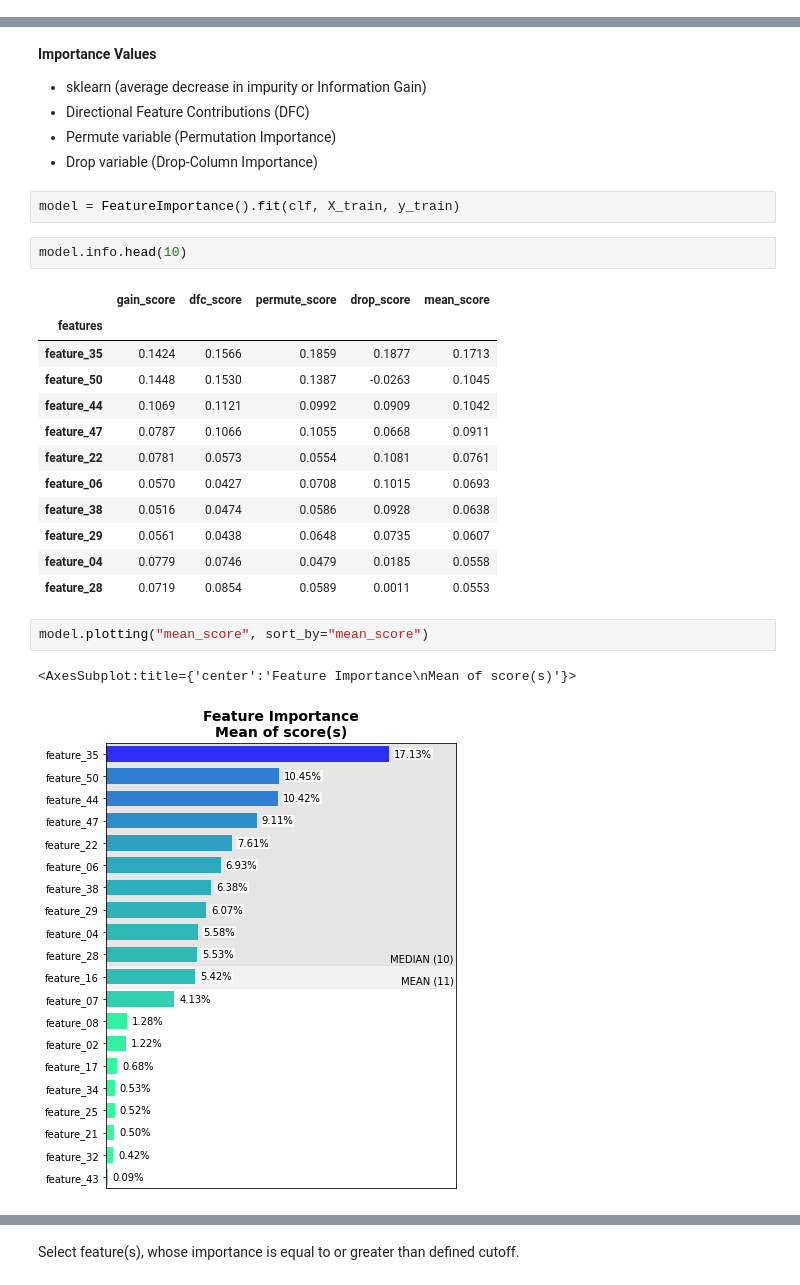
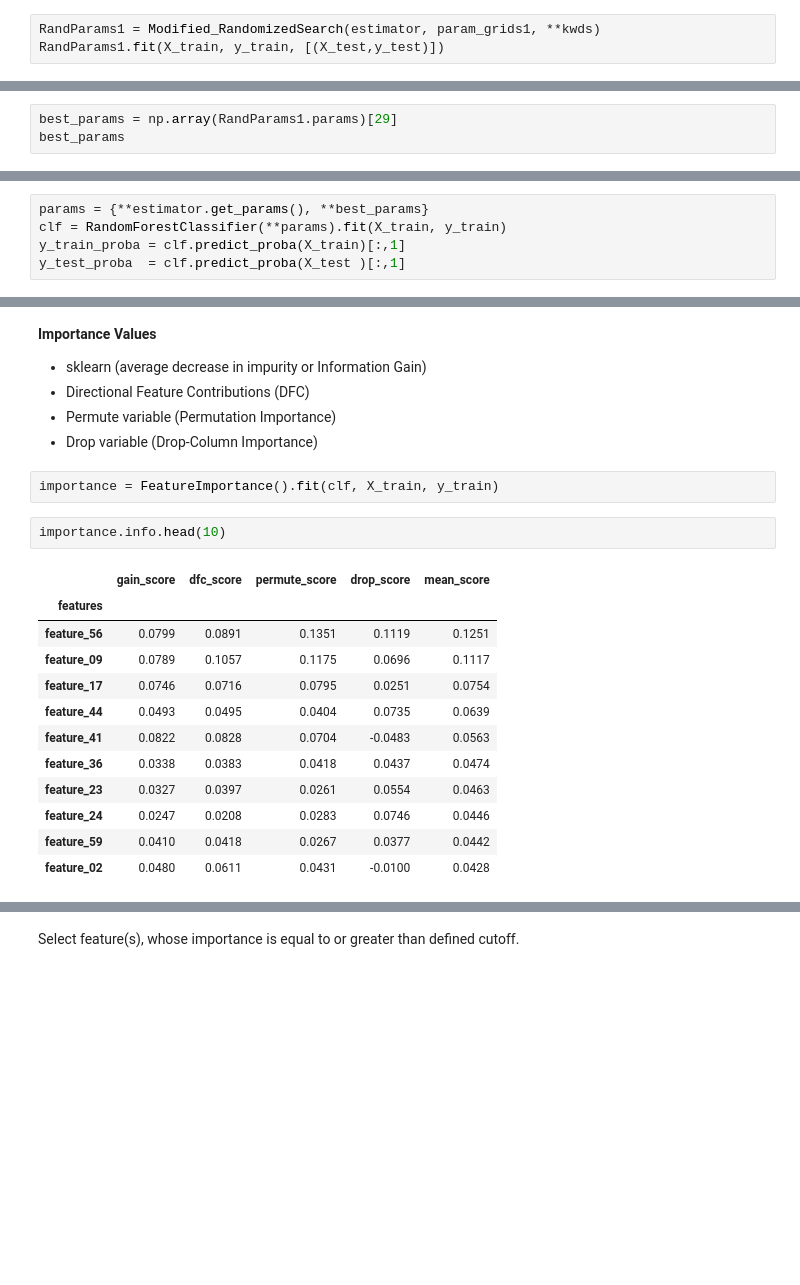
Before and after one commit to Nak007/randomforest_analysis, a Jupyter notebook: randomforest_analysis_colab.ipynb, the cells around one changed output, grey strips where cells are left out. Drawn from its saved outputs; the diff is of its cells as text; blank space fills up the shorter version.

```diff
--- a/randomforest_analysis_colab.ipynb
+++ b/randomforest_analysis_colab.ipynb
@@ -235,0 +223,3 @@ y_test_proba  = clf.predict_proba(X_test )[:,1]
+# %%
+RandParams1 = Modified_RandomizedSearch(estimator, param_grids1, **kwds)
+RandParams1.fit(X_train, y_train, [(X_test,y_test)])
@@ -235,0 +274,3 @@ y_test_proba  = clf.predict_proba(X_test )[:,1]
+# %%
+best_params = np.array(RandParams1.params)[29]
+best_params
@@ -236,2 +285,7 @@ y_test_proba  = clf.predict_proba(X_test )[:,1]
+# %%
+params = {**estimator.get_params(), **best_params}
+clf = RandomForestClassifier(**params).fit(X_train, y_train)
+y_train_proba = clf.predict_proba(X_train)[:,1]
+y_test_proba  = clf.predict_proba(X_test )[:,1]
 # %% [markdown]
 Specify parameters for **`eval_classifier`** and build plotting function.
@@ -281,24 +311,19 @@ plotting_classifier(y_test, y_test_proba)
 - Permute variable (Permutation Importance)
 - Drop variable (Drop-Column Importance)
 # %%
-model = FeatureImportance().fit(clf, X_train, y_train)
+importance = FeatureImportance().fit(clf, X_train, y_train)
 # %%
-model.info.head(10)
+importance.info.head(10)
 # %% [output]
 |  | gain_score | dfc_score | permute_score | drop_score | mean_score |
 | features |  |  |  |  |  |
-| feature_35 | 0.1424 | 0.1566 | 0.1859 | 0.1877 | 0.1713 |
-| feature_50 | 0.1448 | 0.1530 | 0.1387 | -0.0263 | 0.1045 |
-| feature_44 | 0.1069 | 0.1121 | 0.0992 | 0.0909 | 0.1042 |
-| feature_47 | 0.0787 | 0.1066 | 0.1055 | 0.0668 | 0.0911 |
-| feature_22 | 0.0781 | 0.0573 | 0.0554 | 0.1081 | 0.0761 |
-| feature_06 | 0.0570 | 0.0427 | 0.0708 | 0.1015 | 0.0693 |
-| feature_38 | 0.0516 | 0.0474 | 0.0586 | 0.0928 | 0.0638 |
-| feature_29 | 0.0561 | 0.0438 | 0.0648 | 0.0735 | 0.0607 |
-| feature_04 | 0.0779 | 0.0746 | 0.0479 | 0.0185 | 0.0558 |
-| feature_28 | 0.0719 | 0.0854 | 0.0589 | 0.0011 | 0.0553 |
+| feature_56 | 0.0799 | 0.0891 | 0.1351 | 0.1119 | 0.1251 |
+| feature_09 | 0.0789 | 0.1057 | 0.1175 | 0.0696 | 0.1117 |
+| feature_17 | 0.0746 | 0.0716 | 0.0795 | 0.0251 | 0.0754 |
+| feature_44 | 0.0493 | 0.0495 | 0.0404 | 0.0735 | 0.0639 |
+| feature_41 | 0.0822 | 0.0828 | 0.0704 | -0.0483 | 0.0563 |
+| feature_36 | 0.0338 | 0.0383 | 0.0418 | 0.0437 | 0.0474 |
+| feature_23 | 0.0327 | 0.0397 | 0.0261 | 0.0554 | 0.0463 |
+| feature_24 | 0.0247 | 0.0208 | 0.0283 | 0.0746 | 0.0446 |
+| feature_59 | 0.0410 | 0.0418 | 0.0267 | 0.0377 | 0.0442 |
+| feature_02 | 0.0480 | 0.0611 | 0.0431 | -0.0100 | 0.0428 |
-# %%
-model.plotting("mean_score", sort_by="mean_score")
-# %% [output]
-<AxesSubplot:title={'center':'Feature Importance\nMean of score(s)'}>
-[figure, removed]
```
Also changed, not shown: parts of 164 cells of this notebook, 6 other files.
